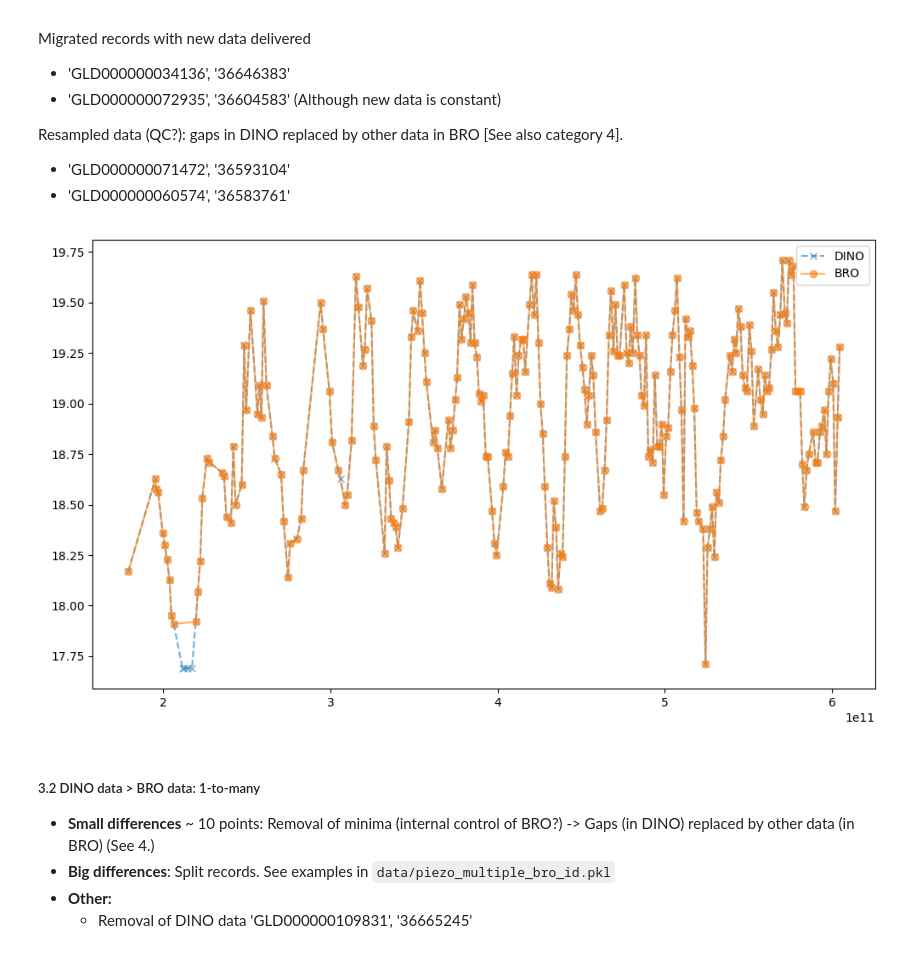
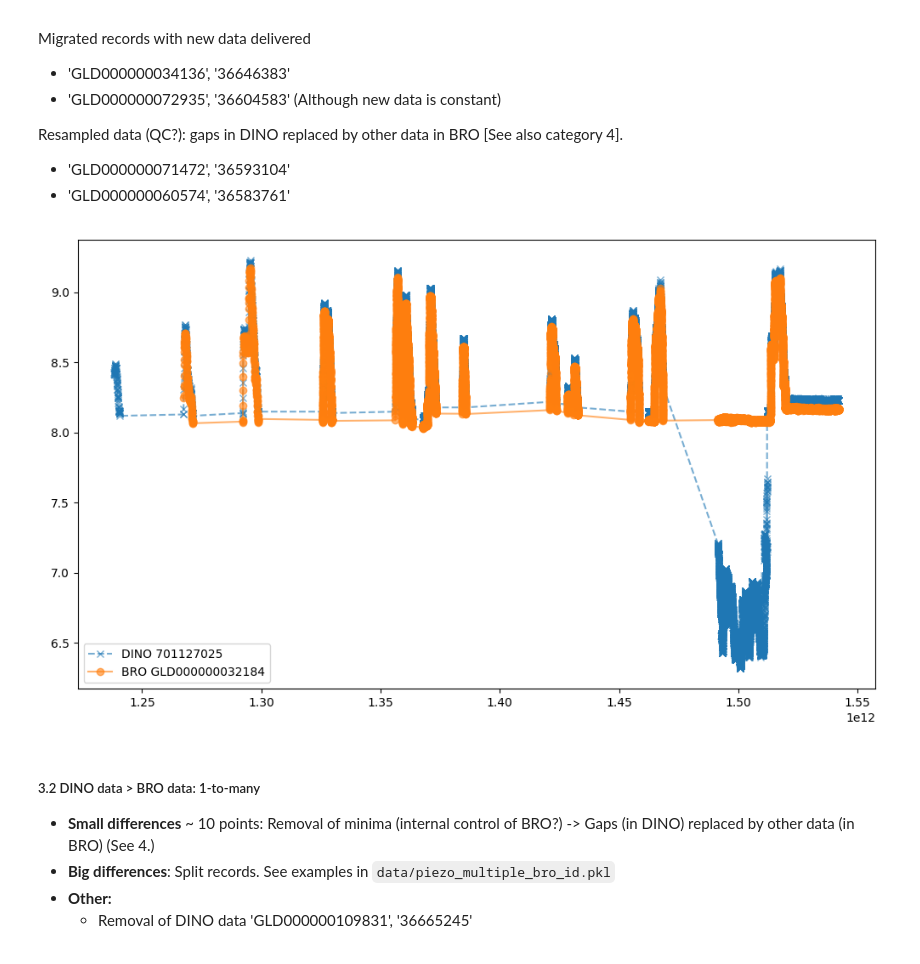
Before and after one commit to luisaforozco/exploration_gw_time_series, a Jupyter notebook: notebooks/data_exploration/data_exploration.ipynb, the cells around one changed output. Cells and saved outputs as stored; diff of their text form; code cells hidden in the pictures.

```diff
--- a/notebooks/data_exploration/data_exploration.ipynb
+++ b/notebooks/data_exploration/data_exploration.ipynb
@@ -207,17 +213,17 @@ Resampled data (QC?): gaps in DINO replaced by other data in BRO [See also categ
 - 'GLD000000060574', '36583761'
 # %%
 %matplotlib widget
-gld, piezo_dbk = 'GLD000000059175', '36661633'
+gld, piezo_dbk = 'GLD000000032184', '701127025'
 plt.figure(figsize=(10, 6))
 dino_ts = utils_dino.get_DINO_data_by_piezometer(piezo_dbk)[['monitor_date', 'value']].values
-plt.plot(dino_ts[:, 0], dino_ts[:, 1], label='DINO', alpha=0.6, linestyle='--', marker='x')
+plt.plot(dino_ts[:, 0], dino_ts[:, 1], label=f"DINO {piezo_dbk}", alpha=0.6, linestyle='--', marker='x')
 bro_ts = utils_bro.get_bro_data(gld).iloc[:, [0, -1]].values
-plt.plot(bro_ts[:, 0], bro_ts[:, 1], label='BRO', alpha=0.6, marker='o')
+plt.plot(bro_ts[:, 0], bro_ts[:, 1], label=f"BRO {gld}", alpha=0.6, marker='o')
 plt.legend()
 plt.tight_layout()
 plt.show()
 # %% [output]
-[figure, old version]
+[figure, new version]
 # %% [markdown]
 ##### 3.2 DINO data > BRO data: 1-to-many
 - **Small differences** ~ 10 points: Removal of minima (internal control of BRO?) -> Gaps (in DINO) replaced by other data (in BRO) (See 4.)
```
Also changed, not shown: parts of 8 cells of this notebook, 7 other files.
